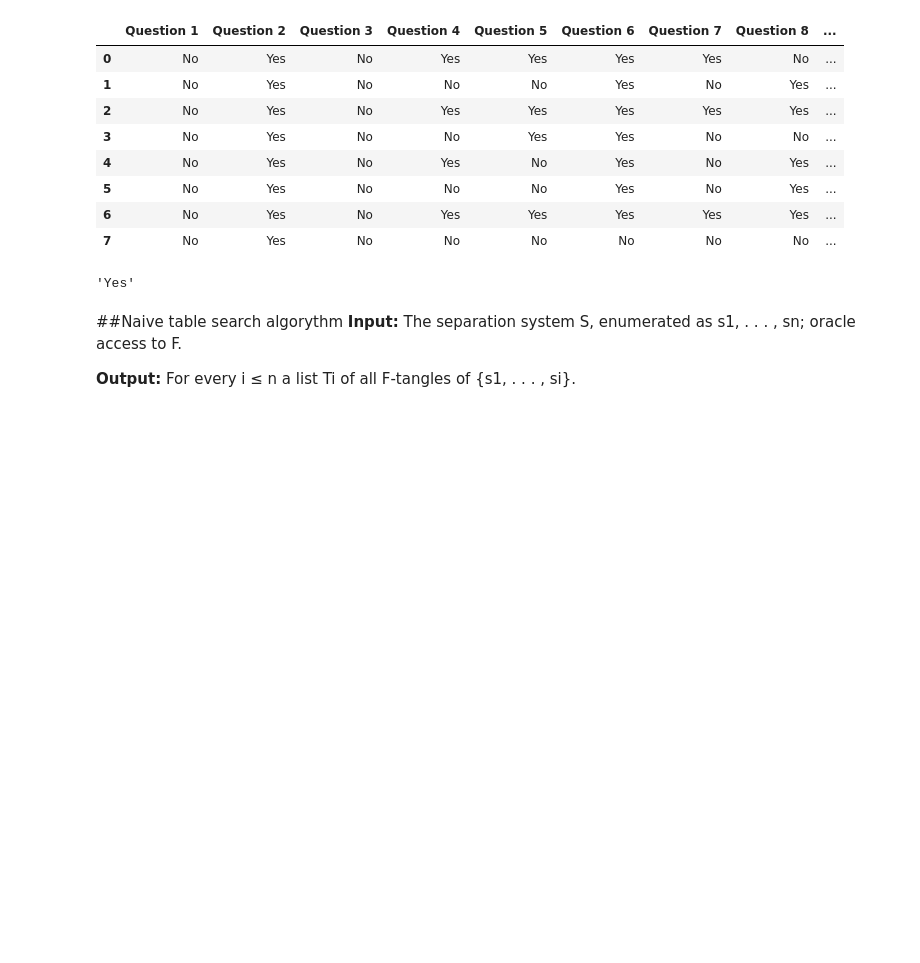
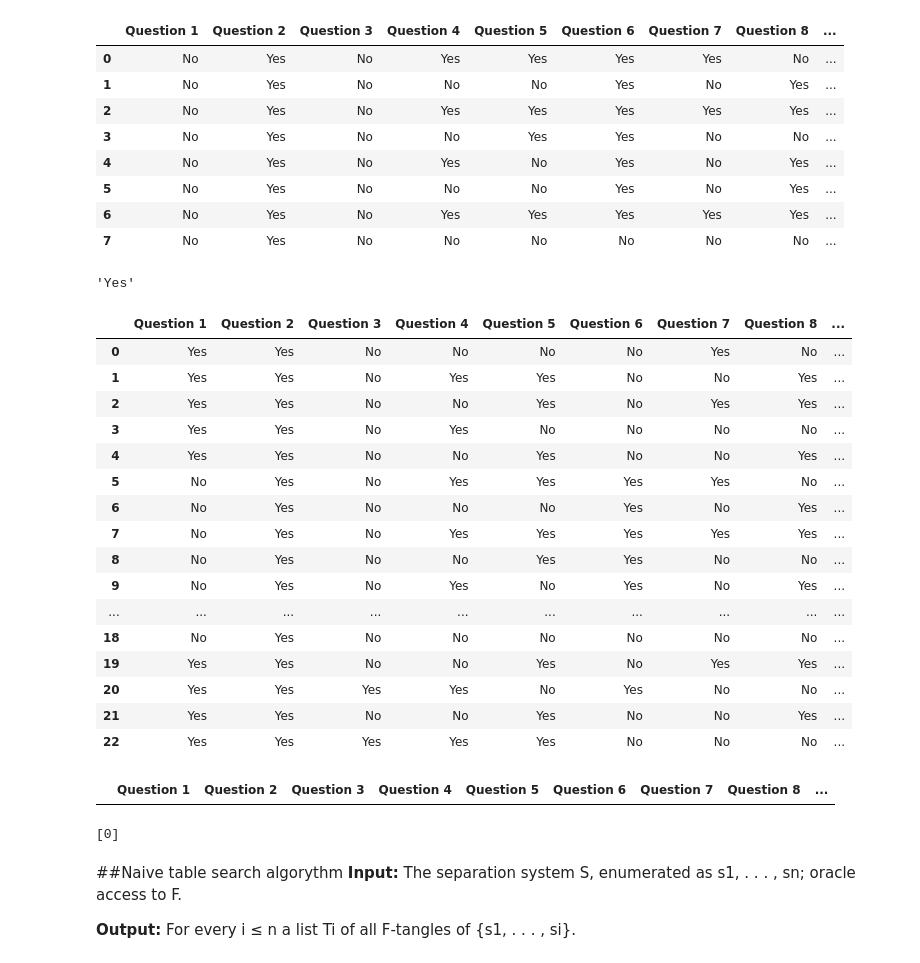
Before and after one commit to zuzannazak/Tangles, a Jupyter notebook: Tangle_playground.ipynb, the cells around one changed output. Saved outputs shown, nothing was run; the diff lists cells and outputs as text; code cells hidden in the pictures; blank space fills up the shorter version.

```diff
--- a/Tangle_playground.ipynb
+++ b/Tangle_playground.ipynb
@@ -62,7 +62,8 @@ import numpy as np
 # %% [output]
 Drive already mounted at /content/drive; to attempt to forcibly remount, call drive.mount("/content/drive", force_remount=True).
 # %%
-df = pd.read_excel("/content/drive/MyDrive/STUDIA/Doktorskie/Tangle/Tangles_example_fake_data.xlsx")
+#df = pd.read_excel("/content/drive/MyDrive/STUDIA/Doktorskie/Tangle/Tangles_example_fake_data.xlsx")
+df = pd.read_excel("https://github.com/zuzannazak/Tangles/blob/main/Tangles_example_fake_data.xlsx?raw=true")
 df.head()
 # %% [output]
 |  | Person | Question 1 | Question 2 | Question 3 | Question 4 | Question 5 | Question 6 | Question 7 | ... |
@@ -141,6 +142,67 @@ list_of_similarities.append(sum_of_similarities)
 sum_of_similarities = 0
 
 list_of_similarities
+# %%
+#calculating cost function for cuts - the mean over the similarities over all possible pairs of separated persons:
+
+#For question 1:
+q2A = df.loc[df['Question 2'] == "Yes"]
+q2A = q2A.iloc[: , 1:]
+q2B = df.loc[df['Question 2'] == "No"]
+q2B = q2B.iloc[: , 1:]
+
+q2A = q2A.reset_index(drop=True)
+q2B = q2B.reset_index(drop=True)
+# %%
+q2A
+# %% [output]
+|  | Question 1 | Question 2 | Question 3 | Question 4 | Question 5 | Question 6 | Question 7 | Question 8 | ... |
+| 0 | Yes | Yes | No | No | No | No | Yes | No | ... |
+| 1 | Yes | Yes | No | Yes | Yes | No | No | Yes | ... |
+| 2 | Yes | Yes | No | No | Yes | No | Yes | Yes | ... |
+| 3 | Yes | Yes | No | Yes | No | No | No | No | ... |
+| 4 | Yes | Yes | No | No | Yes | No | No | Yes | ... |
+| 5 | No | Yes | No | Yes | Yes | Yes | Yes | No | ... |
+| 6 | No | Yes | No | No | No | Yes | No | Yes | ... |
+| 7 | No | Yes | No | Yes | Yes | Yes | Yes | Yes | ... |
+| 8 | No | Yes | No | No | Yes | Yes | No | No | ... |
+| 9 | No | Yes | No | Yes | No | Yes | No | Yes | ... |
+| ... | ... | ... | ... | ... | ... | ... | ... | ... | ... |
+| 18 | No | Yes | No | No | No | No | No | No | ... |
+| 19 | Yes | Yes | No | No | Yes | No | Yes | Yes | ... |
+| 20 | Yes | Yes | Yes | Yes | No | Yes | No | No | ... |
+| 21 | Yes | Yes | No | No | Yes | No | No | Yes | ... |
+| 22 | Yes | Yes | Yes | Yes | Yes | No | No | No | ... |
+# %%
+q2B
+# %% [output]
+|  | Question 1 | Question 2 | Question 3 | Question 4 | Question 5 | Question 6 | Question 7 | Question 8 | ... |
+# %%
+#działa dla podgrup wg pytania 2 (chyba)
+
+
+list_of_similarities = []
+sum_of_similarities = 0
+i=0 #rzędy w Q2A
+j=0 #pytania poziom górny
+l=0 #rzędy w Q2B
+k = 0 #pytania żeby liczyć similarities obiektów
+
+for i, row in q1A.iterrows():
+    for l, row in q2B.iterrows():
+      for k in range(10):
+        if q2B.iat[l,k] == q2A.iat[i,k]:
+          sum_of_similarities = sum_of_similarities +1
+          #print(str(j) + ": rząd " + str(l) + ", pytanie " + str(k) + ": " + q1B.iat[l,k] + " i "+"rząd " + str(i) +", pytanie " + str(k) + ": " + q1A.iat[i,k])
+          #print(sum_of_similarities)
+
+
+list_of_similarities.append(sum_of_similarities)
+sum_of_similarities = 0
+
+list_of_similarities
+# %% [output]
+[0]
 # %% [markdown]
 ##Naive table search algorythm
 **Input:** The separation system S, enumerated as s1, . . . , sn; oracle access to F.
```
Also changed, not shown: parts of 1 cell of this notebook.
